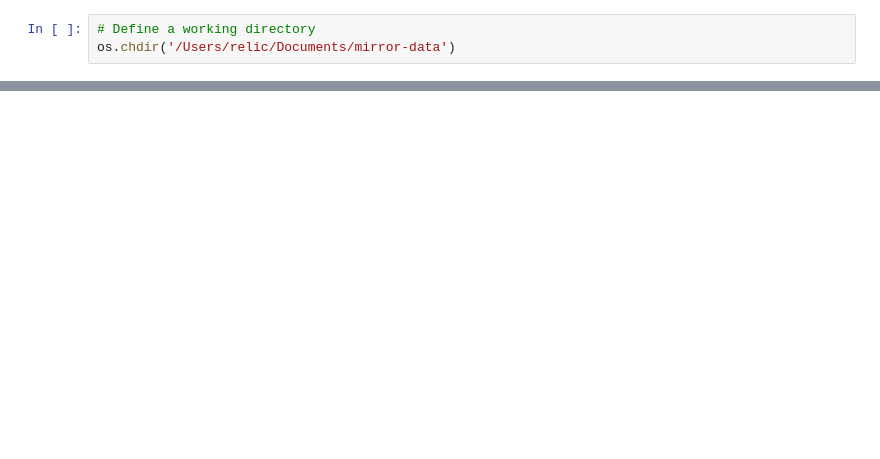
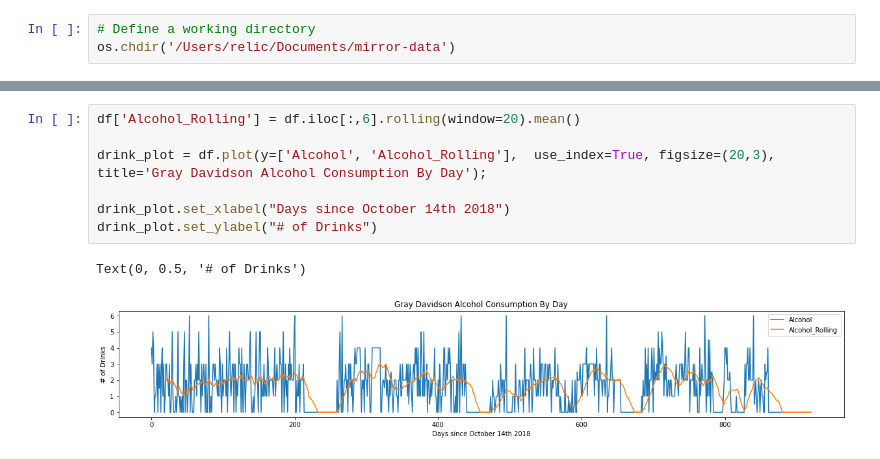
Before and after one commit to Gray-Davidson-00/mirror-data, a Jupyter notebook: mirror-data.ipynb, the cells around one changed output, grey strips where cells are left out. Cells and saved outputs as stored; diff of their text form; blank space fills up the shorter version.

```diff
--- a/mirror-data.ipynb
+++ b/mirror-data.ipynb
@@ -63,0 +115,10 @@ TypeError: no numeric data to plot
+# %%
+df['Alcohol_Rolling'] = df.iloc[:,6].rolling(window=20).mean()
+
+drink_plot = df.plot(y=['Alcohol', 'Alcohol_Rolling'],  use_index=True, figsize=(20,3), title='Gray Davidson Alcohol Consumption By Day');
+
+drink_plot.set_xlabel("Days since October 14th 2018")
+drink_plot.set_ylabel("# of Drinks")
+# %% [output]
+Text(0, 0.5, '# of Drinks')
+[figure, added]
```
Also changed, not shown: parts of 12 cells of this notebook, 1 other file.
